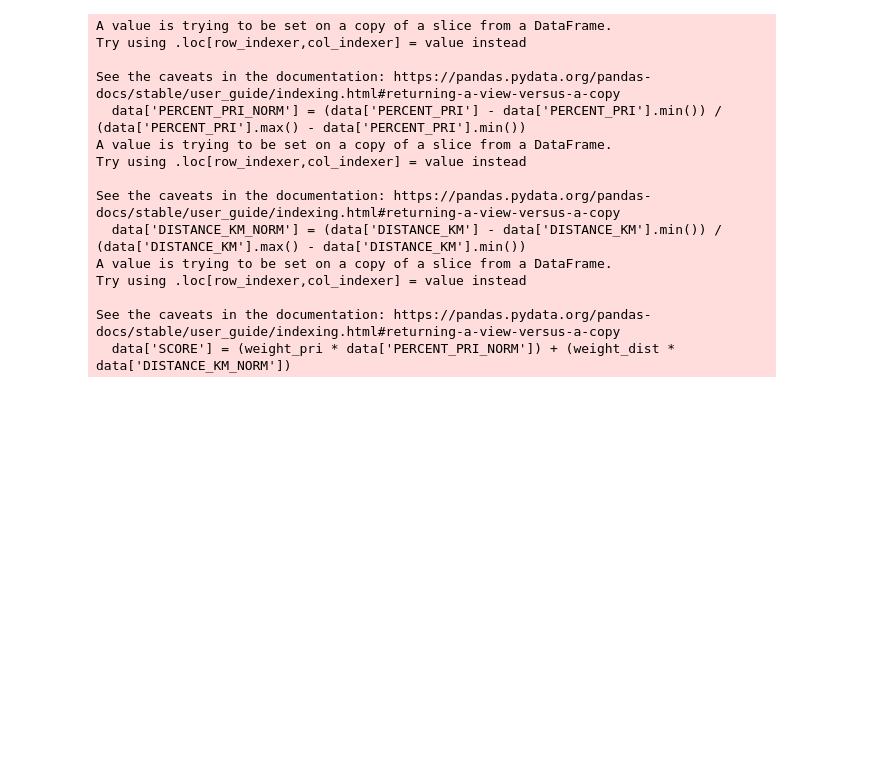
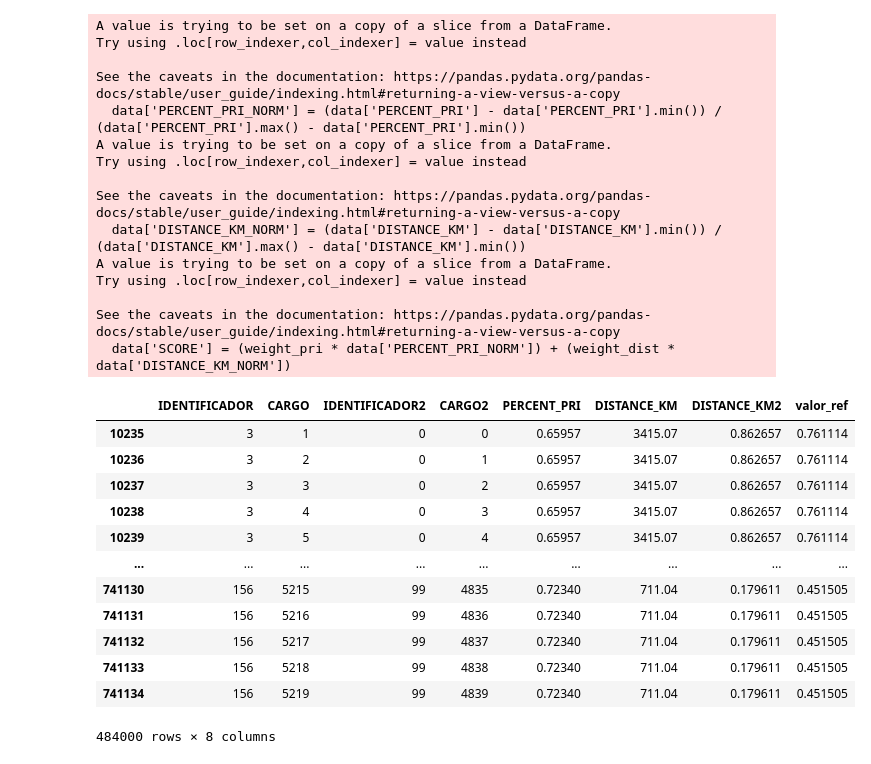
Before and after one commit to silvio-estat/ARTIGO_AED, a Jupyter notebook: ETL.ipynb, the cells around one changed output. Saved outputs shown, nothing was run; the diff lists cells and outputs as text; code cells hidden in the pictures; blank space fills up the shorter version.

```diff
--- a/ETL.ipynb
+++ b/ETL.ipynb
@@ -656,3 +656,19 @@ Try using .loc[row_indexer,col_indexer] = value instead
 
 See the caveats in the documentation: https://pandas.pydata.org/pandas-docs/stable/user_guide/indexing.html#returning-a-view-versus-a-copy
   data['SCORE'] = (weight_pri * data['PERCENT_PRI_NORM']) + (weight_dist * data['DISTANCE_KM_NORM'])
+# %%
+dados3_filtrado100
+# %% [output]
+|  | IDENTIFICADOR | CARGO | IDENTIFICADOR2 | CARGO2 | PERCENT_PRI | DISTANCE_KM | DISTANCE_KM2 | valor_ref |
+| 10235 | 3 | 1 | 0 | 0 | 0.65957 | 3415.07 | 0.862657 | 0.761114 |
+| 10236 | 3 | 2 | 0 | 1 | 0.65957 | 3415.07 | 0.862657 | 0.761114 |
+| 10237 | 3 | 3 | 0 | 2 | 0.65957 | 3415.07 | 0.862657 | 0.761114 |
+| 10238 | 3 | 4 | 0 | 3 | 0.65957 | 3415.07 | 0.862657 | 0.761114 |
+| 10239 | 3 | 5 | 0 | 4 | 0.65957 | 3415.07 | 0.862657 | 0.761114 |
+| ... | ... | ... | ... | ... | ... | ... | ... | ... |
+| 741130 | 156 | 5215 | 99 | 4835 | 0.72340 | 711.04 | 0.179611 | 0.451505 |
+| 741131 | 156 | 5216 | 99 | 4836 | 0.72340 | 711.04 | 0.179611 | 0.451505 |
+| 741132 | 156 | 5217 | 99 | 4837 | 0.72340 | 711.04 | 0.179611 | 0.451505 |
+| 741133 | 156 | 5218 | 99 | 4838 | 0.72340 | 711.04 | 0.179611 | 0.451505 |
+| 741134 | 156 | 5219 | 99 | 4839 | 0.72340 | 711.04 | 0.179611 | 0.451505 |
+484000 rows × 8 columns
```
Also changed, not shown: parts of 1 cell of this notebook.
